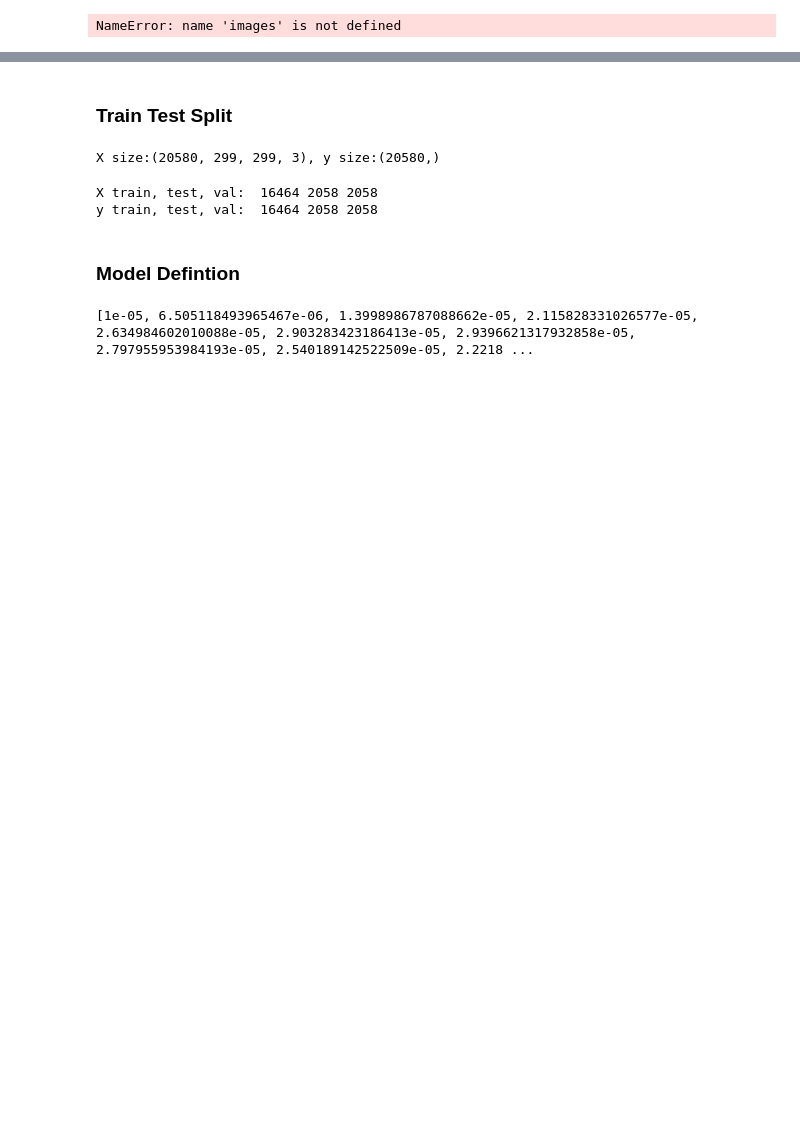
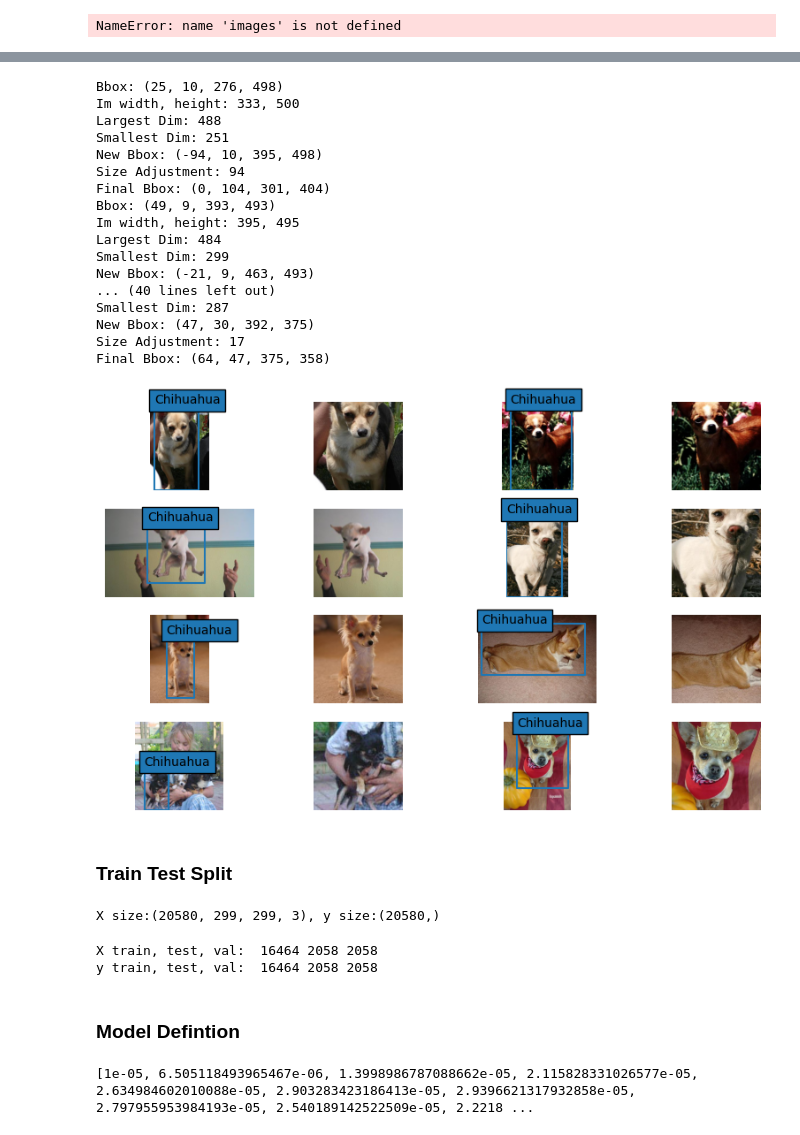
Before and after one commit to a-miller77/AnimalDetection, a Jupyter notebook: breeds.ipynb, the cells around one changed output, grey strips where cells are left out. Saved outputs shown, nothing was run; the diff lists cells and outputs as text; code cells hidden in the pictures; blank space fills up the shorter version.

```diff
--- a/breeds.ipynb
+++ b/breeds.ipynb
@@ -139,22 +136,47 @@ print(dog_paths[0])
 for i in range(8):
     print(get_bbox(annotations[i]))
 # %%
+import math
+
 plt.figure(figsize=(10,6))
-for i in range(8):
-    plt.subplot(2, 4, i+1)
+for i in range(16):
+    plt.subplot(4, 4, i+1)
+    idx = math.floor(i/2)
 
-    bbox = get_bbox(annotations[i])
+    bbox = get_bbox(annotations[idx])
+    plt.axis("off")
+    if(i%2 == 0):
+        dog = get_image_path(annotations[idx])
+        im = Image.open(dog)
+        plt.imshow(im)
+        #im = im.resize((256,256), Image.ANTIALIAS)
 
-    plt.axis("off")
-    dog = get_image_path(annotations[i])
-    im = Image.open(dog)
-    #im = im.resize((256,256), Image.ANTIALIAS)
-    plt.imshow(im)
-
-    for j in range(len(bbox)):
-        xmin, ymin, xmax, ymax = bbox[j]
-        plt.plot([xmin, xmax, xmax, xmin, xmin], [ymin, ymin, ymax, ymax, ymin]) # showing border
-        plt.text(xmin, ymin, get_dog_breed(annotations[i]), bbox={'ec': None})
+        for j in range(len(bbox)):
+            xmin, ymin, xmax, ymax = bbox[j]
+            plt.plot([xmin, xmax, xmax, xmin, xmin], [ymin, ymin, ymax, ymax, ymin]) # showing border
+            plt.text(xmin, ymin, get_dog_breed(annotations[i]), bbox={'ec': None})
+    else:
+        im = crop_image(get_image_from_annot(annotations[idx]), bbox[0], size = 299, verbose = 1)
+        plt.imshow(im)
+# %% [output]
+Bbox: (25, 10, 276, 498)
+Im width, height: 333, 500
+Largest Dim: 488
+Smallest Dim: 251
+New Bbox: (-94, 10, 395, 498)
+Size Adjustment: 94
+Final Bbox: (0, 104, 301, 404)
+Bbox: (49, 9, 393, 493)
+Im width, height: 395, 495
+Largest Dim: 484
+Smallest Dim: 299
+New Bbox: (-21, 9, 463, 493)
+... (40 lines left out)
+Smallest Dim: 287
+New Bbox: (47, 30, 392, 375)
+Size Adjustment: 17
+Final Bbox: (64, 47, 375, 358)
+[figure, added]
 # %%
 # def create_cropped():
 #     #plt.figure(figsize=(10,6))
```
Also changed, not shown: parts of 6 cells of this notebook, 2 other files.
